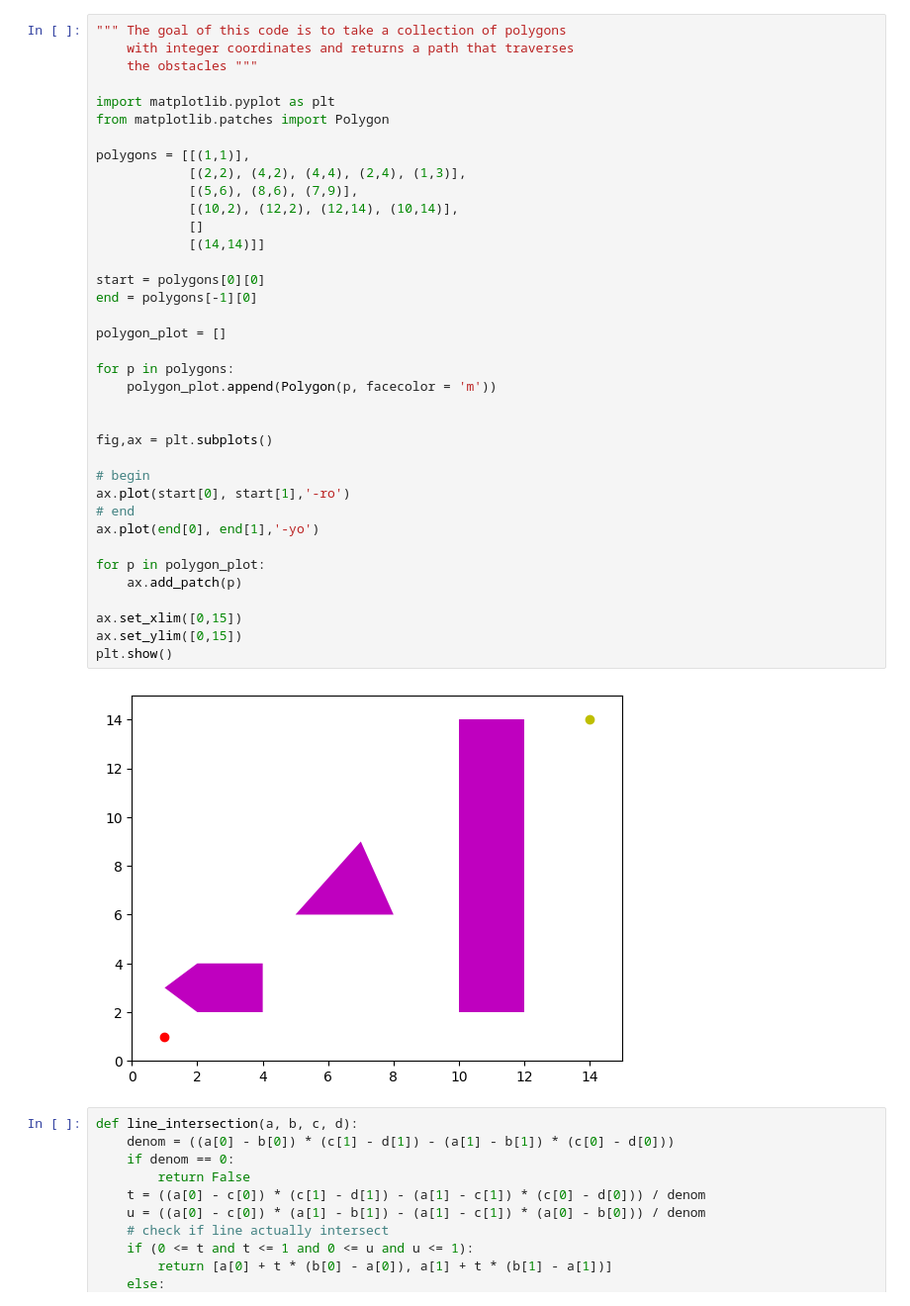
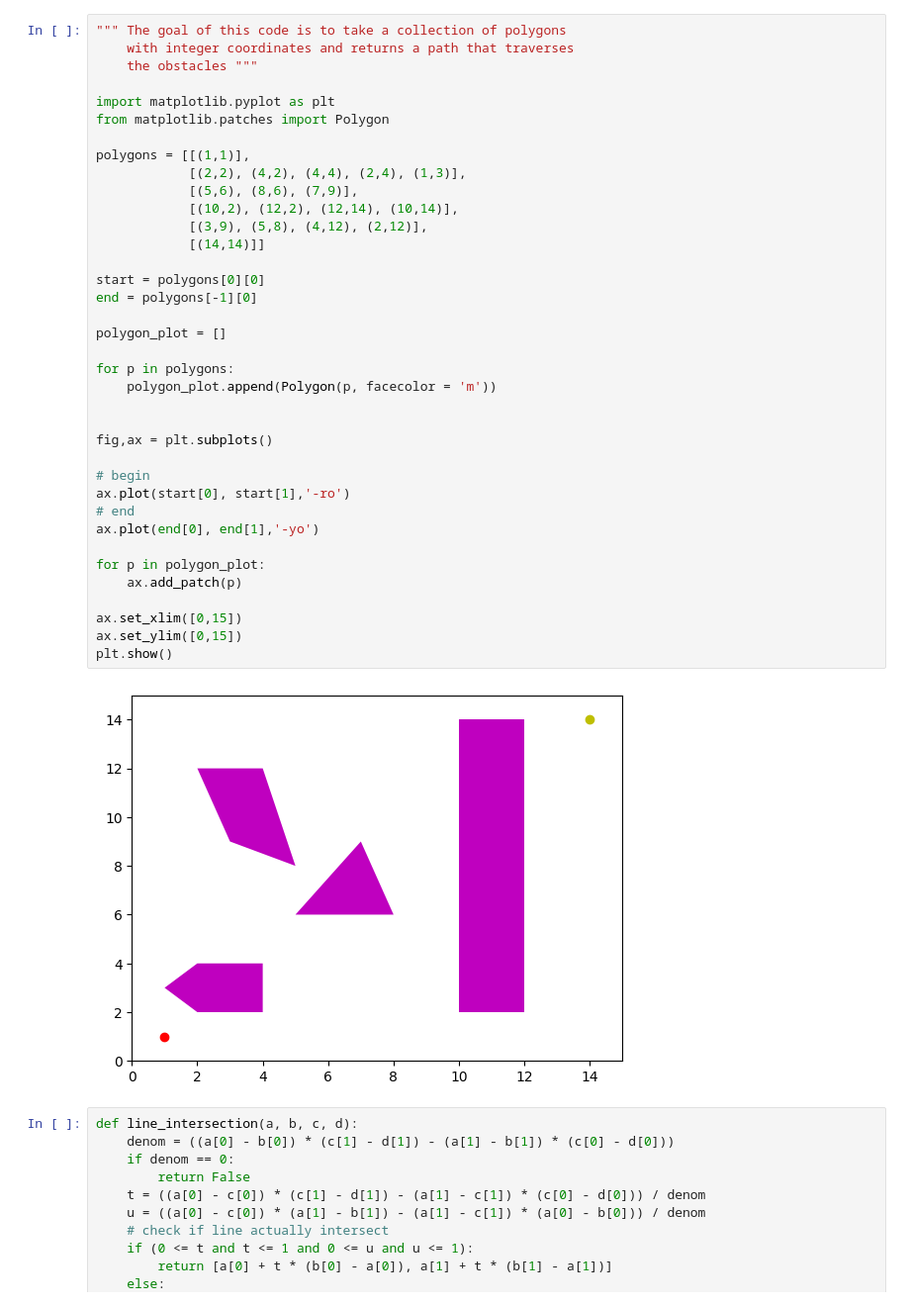
Before and after one commit to hmp-anthony/aima-python, a Jupyter notebook: polygon_obstacle_path_finder.ipynb, the cells around one changed output. Shown at 99% size. Cells and saved outputs as stored; diff of their text form.

```diff
--- a/polygon_obstacle_path_finder.ipynb
+++ b/polygon_obstacle_path_finder.ipynb
@@ -8,35 +8,35 @@ from matplotlib.patches import Polygon
 
 polygons = [[(1,1)],
             [(2,2), (4,2), (4,4), (2,4), (1,3)],
             [(5,6), (8,6), (7,9)],
             [(10,2), (12,2), (12,14), (10,14)],
-            []
+            [(3,9), (5,8), (4,12), (2,12)],
             [(14,14)]]
 
 start = polygons[0][0]
 end = polygons[-1][0]
 
 polygon_plot = []
 
 for p in polygons:
     polygon_plot.append(Polygon(p, facecolor = 'm'))
 
 
 fig,ax = plt.subplots()
 
 # begin
 ax.plot(start[0], start[1],'-ro')
 # end
 ax.plot(end[0], end[1],'-yo')
 
 for p in polygon_plot:
     ax.add_patch(p)
 
 ax.set_xlim([0,15])
 ax.set_ylim([0,15])
 plt.show()
 # %% [output]
-[figure, old version]
+[figure, new version]
 # %%
 def line_intersection(a, b, c, d):
     denom = ((a[0] - b[0]) * (c[1] - d[1]) - (a[1] - b[1]) * (c[0] - d[0]))
```
Also changed, not shown: parts of 1 cell of this notebook.
